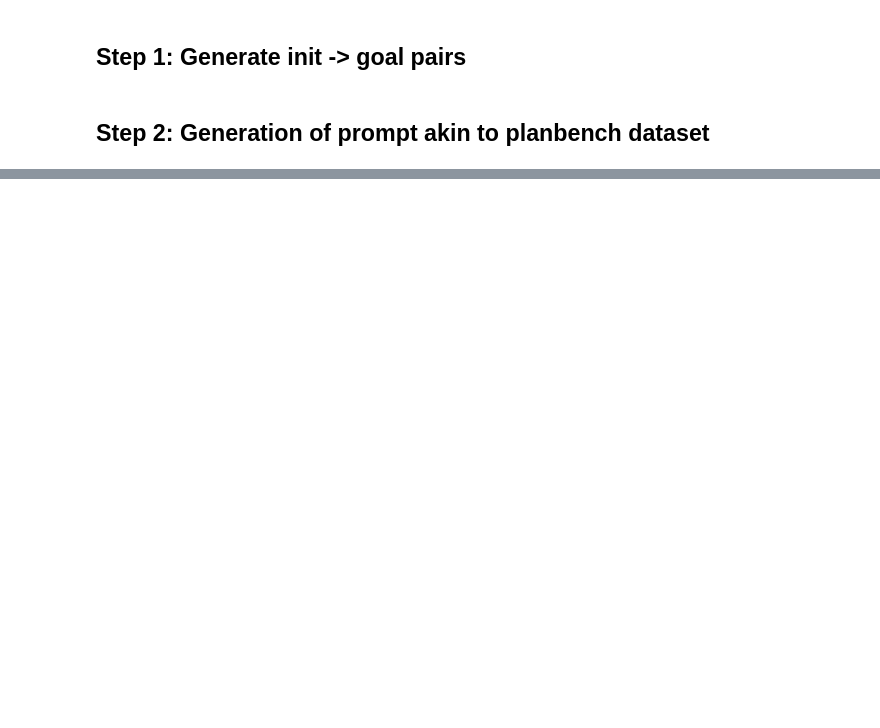
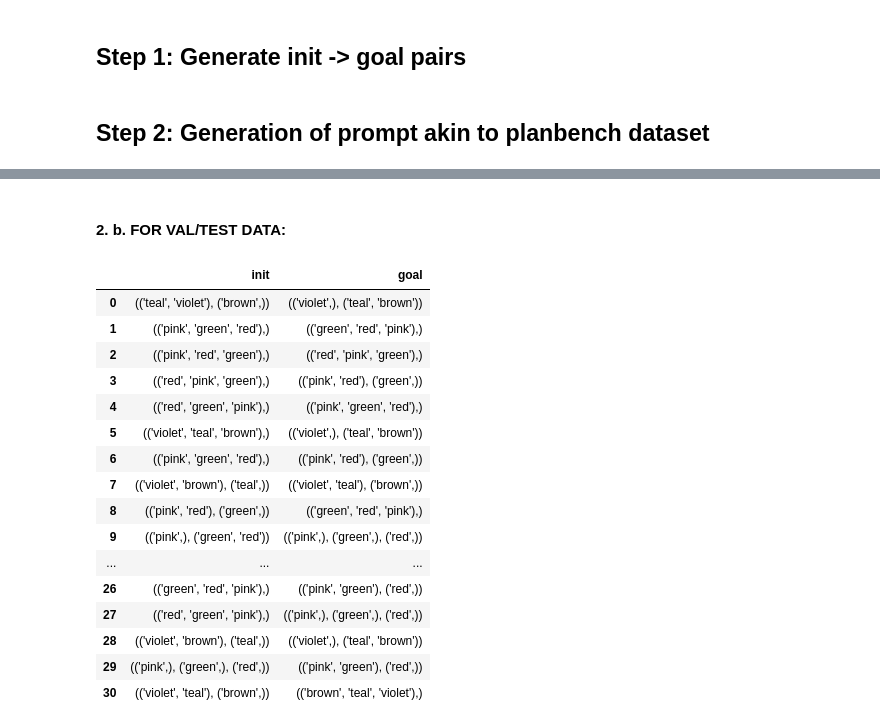
Before and after one commit to ge85tow/planning-with-llms, a Jupyter notebook: src/blocksworld_generator.ipynb, the cells around one changed output, grey strips where cells are left out. Drawn from its saved outputs; the diff is of its cells as text; code cells hidden in the pictures; blank space fills up the shorter version.

```diff
--- a/src/blocksworld_generator.ipynb
+++ b/src/blocksworld_generator.ipynb
@@ -403,0 +518,26 @@ trainData
+# %% [markdown]
+#### 2. b. FOR VAL/TEST DATA: ####
+# %%
+#load dataset to be modified
+df='test'
+df=pd.read_csv(f'../data/{df}_{n}_blocks')
+df.drop(columns='Unnamed: 0',inplace=True)
+df
+# %% [output]
+|  | init | goal |
+| 0 | (('teal', 'violet'), ('brown',)) | (('violet',), ('teal', 'brown')) |
+| 1 | (('pink', 'green', 'red'),) | (('green', 'red', 'pink'),) |
+| 2 | (('pink', 'red', 'green'),) | (('red', 'pink', 'green'),) |
+| 3 | (('red', 'pink', 'green'),) | (('pink', 'red'), ('green',)) |
+| 4 | (('red', 'green', 'pink'),) | (('pink', 'green', 'red'),) |
+| 5 | (('violet', 'teal', 'brown'),) | (('violet',), ('teal', 'brown')) |
+| 6 | (('pink', 'green', 'red'),) | (('pink', 'red'), ('green',)) |
+| 7 | (('violet', 'brown'), ('teal',)) | (('violet', 'teal'), ('brown',)) |
+| 8 | (('pink', 'red'), ('green',)) | (('green', 'red', 'pink'),) |
+| 9 | (('pink',), ('green', 'red')) | (('pink',), ('green',), ('red',)) |
+| ... | ... | ... |
+| 26 | (('green', 'red', 'pink'),) | (('pink', 'green'), ('red',)) |
+| 27 | (('red', 'green', 'pink'),) | (('pink',), ('green',), ('red',)) |
+| 28 | (('violet', 'brown'), ('teal',)) | (('violet',), ('teal', 'brown')) |
+| 29 | (('pink',), ('green',), ('red',)) | (('pink', 'green'), ('red',)) |
+| 30 | (('violet', 'teal'), ('brown',)) | (('brown', 'teal', 'violet'),) |
```
Also changed, not shown: parts of 41 cells of this notebook, 7 other files.
